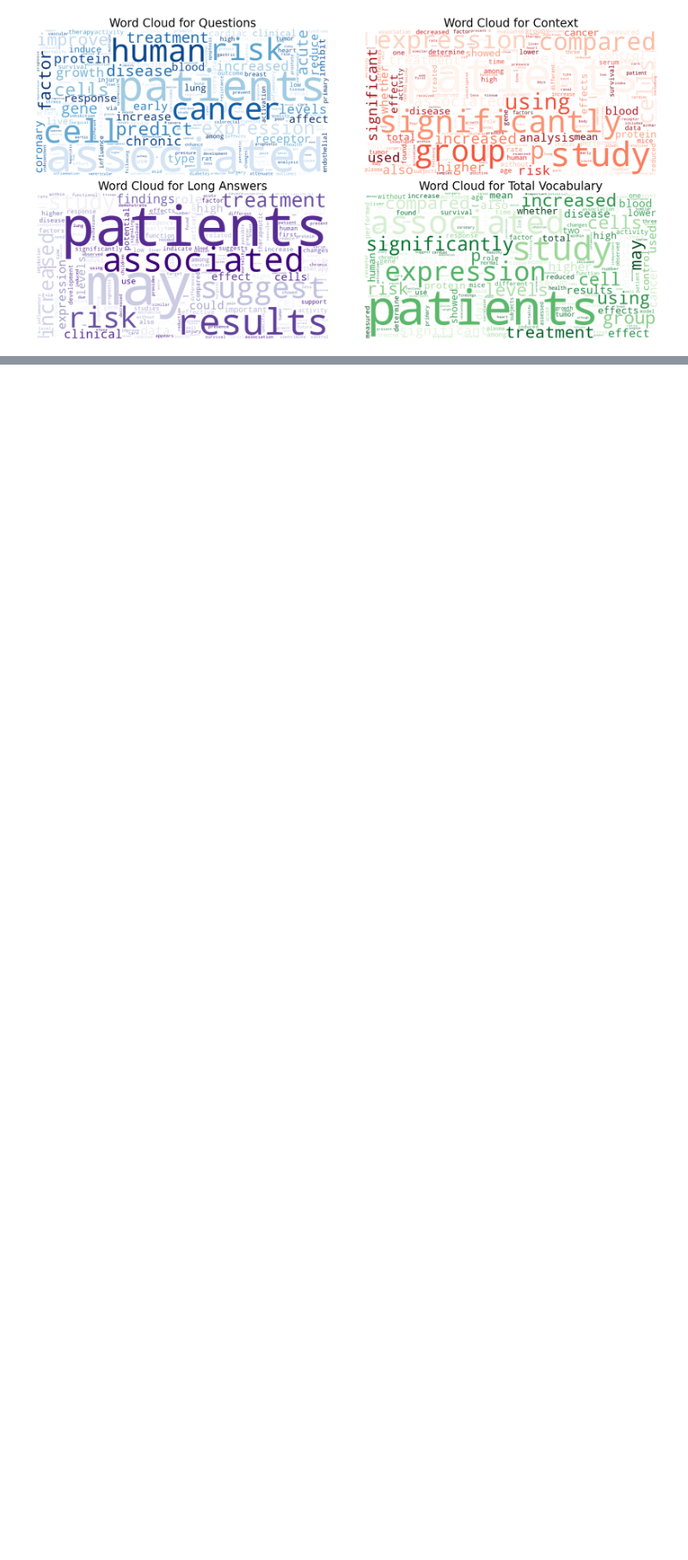
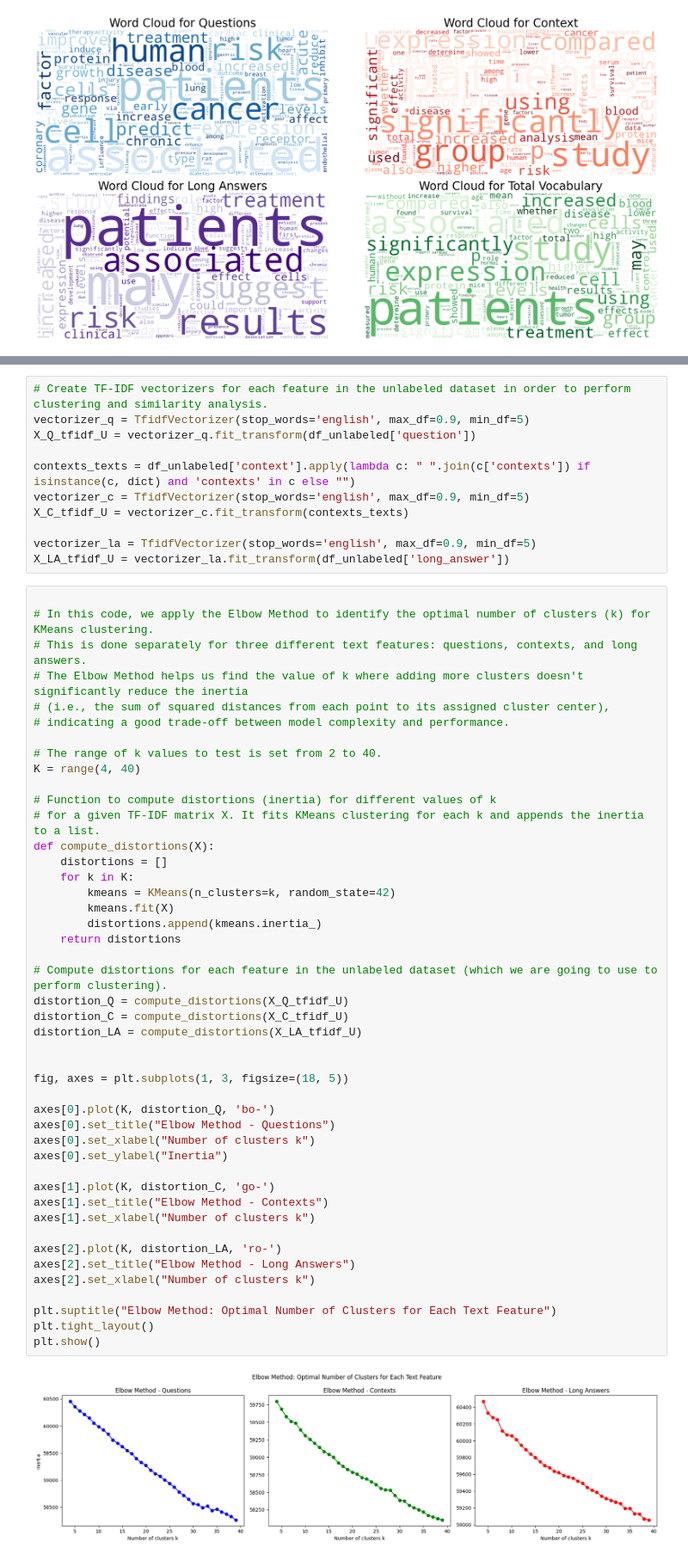
Before and after one commit to KetrinMehmeti/NLP-Project-Group-Angela, a Jupyter notebook: pubmedQA.ipynb, the cells around one changed output, grey strips where cells are left out. Shown at 86% size. Saved outputs shown, nothing was run; the diff lists cells and outputs as text; blank space fills up the shorter version.

Commit message:
Clustering with kmeans (to be continued)

```diff
--- a/pubmedQA.ipynb
+++ b/pubmedQA.ipynb
@@ -518,0 +530,58 @@ plt.show()
+# %%
+# Create TF-IDF vectorizers for each feature in the unlabeled dataset in order to perform clustering and similarity analysis.
+vectorizer_q = TfidfVectorizer(stop_words='english', max_df=0.9, min_df=5)
+X_Q_tfidf_U = vectorizer_q.fit_transform(df_unlabeled['question'])
+
+contexts_texts = df_unlabeled['context'].apply(lambda c: " ".join(c['contexts']) if isinstance(c, dict) and 'contexts' in c else "")
+vectorizer_c = TfidfVectorizer(stop_words='english', max_df=0.9, min_df=5)
+X_C_tfidf_U = vectorizer_c.fit_transform(contexts_texts)
+
+vectorizer_la = TfidfVectorizer(stop_words='english', max_df=0.9, min_df=5)
+X_LA_tfidf_U = vectorizer_la.fit_transform(df_unlabeled['long_answer'])
+# %%
+
+# In this code, we apply the Elbow Method to identify the optimal number of clusters (k) for KMeans clustering.
+# This is done separately for three different text features: questions, contexts, and long answers.
+# The Elbow Method helps us find the value of k where adding more clusters doesn't significantly reduce the inertia
+# (i.e., the sum of squared distances from each point to its assigned cluster center),
+# indicating a good trade-off between model complexity and performance.
+
+# The range of k values to test is set from 2 to 40.
+K = range(4, 40)
+
+# Function to compute distortions (inertia) for different values of k
+# for a given TF-IDF matrix X. It fits KMeans clustering for each k and appends the inertia to a list.
+def compute_distortions(X):
+    distortions = []
+    for k in K:
+        kmeans = KMeans(n_clusters=k, random_state=42)
+        kmeans.fit(X)
+        distortions.append(kmeans.inertia_)
+    return distortions
+
+# Compute distortions for each feature in the unlabeled dataset (which we are going to use to perform clustering).
+distortion_Q = compute_distortions(X_Q_tfidf_U)
+distortion_C = compute_distortions(X_C_tfidf_U)
+distortion_LA = compute_distortions(X_LA_tfidf_U)
+
+
+fig, axes = plt.subplots(1, 3, figsize=(18, 5))
+
+axes[0].plot(K, distortion_Q, 'bo-')
+axes[0].set_title("Elbow Method - Questions")
+axes[0].set_xlabel("Number of clusters k")
+axes[0].set_ylabel("Inertia")
+
+axes[1].plot(K, distortion_C, 'go-')
+axes[1].set_title("Elbow Method - Contexts")
+axes[1].set_xlabel("Number of clusters k")
+
+axes[2].plot(K, distortion_LA, 'ro-')
+axes[2].set_title("Elbow Method - Long Answers")
+axes[2].set_xlabel("Number of clusters k")
+
+plt.suptitle("Elbow Method: Optimal Number of Clusters for Each Text Feature")
+plt.tight_layout()
+plt.show()
+# %% [output]
+[figure, added]
```
Also changed, not shown: parts of 7 cells of this notebook.
